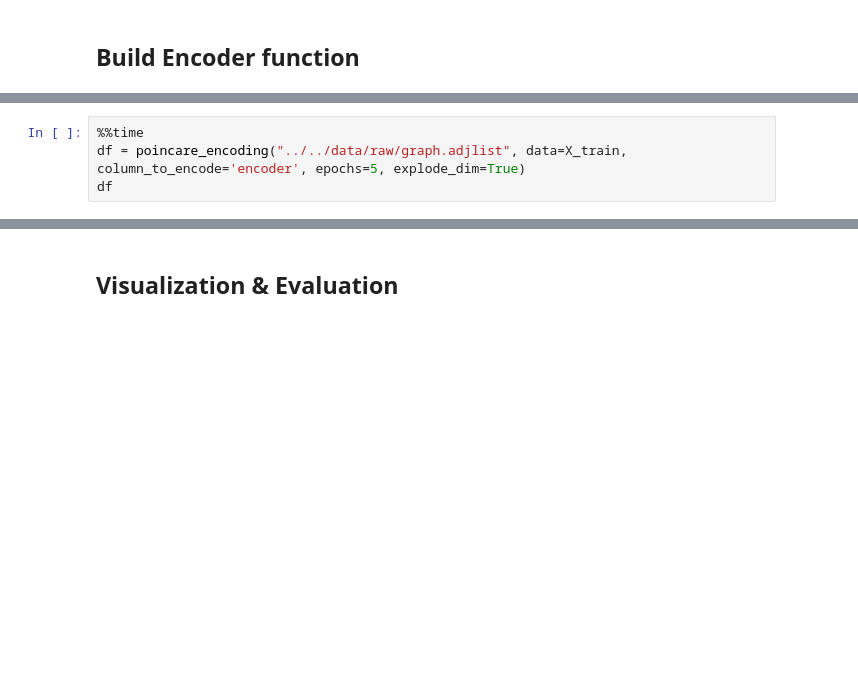
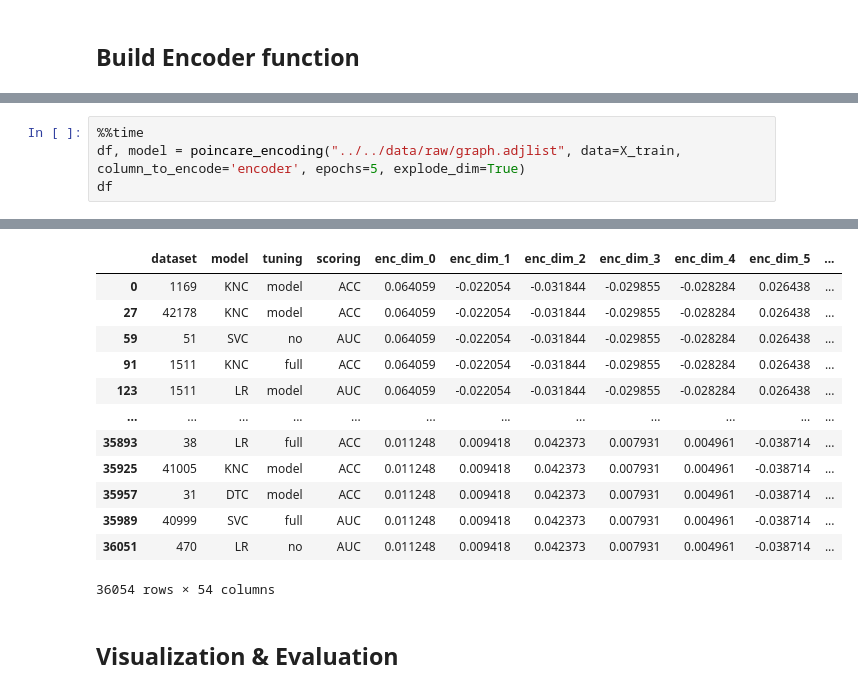
Before and after one commit to nina-prog/meta-learning-for-encoder-selection, a Jupyter notebook: notebooks/week09/week09-encoding-of-encoders.ipynb, the cells around one changed output, grey strips where cells are left out. Drawn from its saved outputs; the diff is of its cells as text; blank space fills up the shorter version.

```diff
--- a/notebooks/week09/week09-encoding-of-encoders.ipynb
+++ b/notebooks/week09/week09-encoding-of-encoders.ipynb
@@ -313,4 +314,5 @@ def poincare_encoding(path_to_graph, data=None, column_to_encode=None, encode_di
 # %%
 %%time
-df = poincare_encoding("../../data/raw/graph.adjlist", data=X_train, column_to_encode='encoder', epochs=5, explode_dim=True)
+df, model = poincare_encoding("../../data/raw/graph.adjlist", data=X_train, column_to_encode='encoder', epochs=5, explode_dim=True)
 df
+# %% [output]
@@ -317,3 +323,16 @@ df
+|  | dataset | model | tuning | scoring | enc_dim_0 | enc_dim_1 | enc_dim_2 | enc_dim_3 | enc_dim_4 | enc_dim_5 | ... |
+| 0 | 1169 | KNC | model | ACC | 0.064059 | -0.022054 | -0.031844 | -0.029855 | -0.028284 | 0.026438 | ... |
+| 27 | 42178 | KNC | model | ACC | 0.064059 | -0.022054 | -0.031844 | -0.029855 | -0.028284 | 0.026438 | ... |
+| 59 | 51 | SVC | no | AUC | 0.064059 | -0.022054 | -0.031844 | -0.029855 | -0.028284 | 0.026438 | ... |
+| 91 | 1511 | KNC | full | ACC | 0.064059 | -0.022054 | -0.031844 | -0.029855 | -0.028284 | 0.026438 | ... |
+| 123 | 1511 | LR | model | AUC | 0.064059 | -0.022054 | -0.031844 | -0.029855 | -0.028284 | 0.026438 | ... |
+| ... | ... | ... | ... | ... | ... | ... | ... | ... | ... | ... | ... |
+| 35893 | 38 | LR | full | ACC | 0.011248 | 0.009418 | 0.042373 | 0.007931 | 0.004961 | -0.038714 | ... |
+| 35925 | 41005 | KNC | model | ACC | 0.011248 | 0.009418 | 0.042373 | 0.007931 | 0.004961 | -0.038714 | ... |
+| 35957 | 31 | DTC | model | ACC | 0.011248 | 0.009418 | 0.042373 | 0.007931 | 0.004961 | -0.038714 | ... |
+| 35989 | 40999 | SVC | full | AUC | 0.011248 | 0.009418 | 0.042373 | 0.007931 | 0.004961 | -0.038714 | ... |
+| 36051 | 470 | LR | no | AUC | 0.011248 | 0.009418 | 0.042373 | 0.007931 | 0.004961 | -0.038714 | ... |
+36054 rows × 54 columns
 # %% [markdown]
 ## Visualization & Evaluation
 # %%
```
Also changed, not shown: parts of 9 cells of this notebook.
